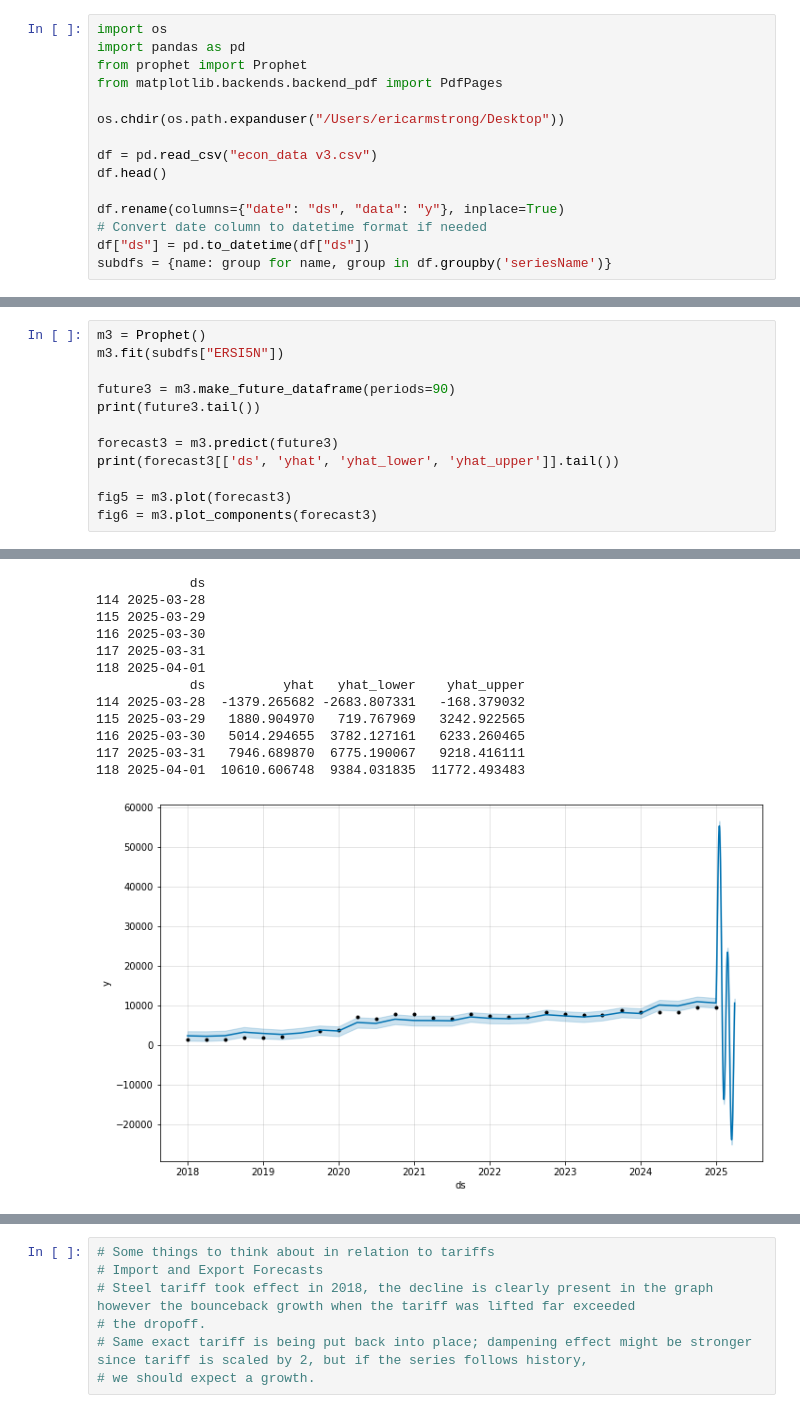
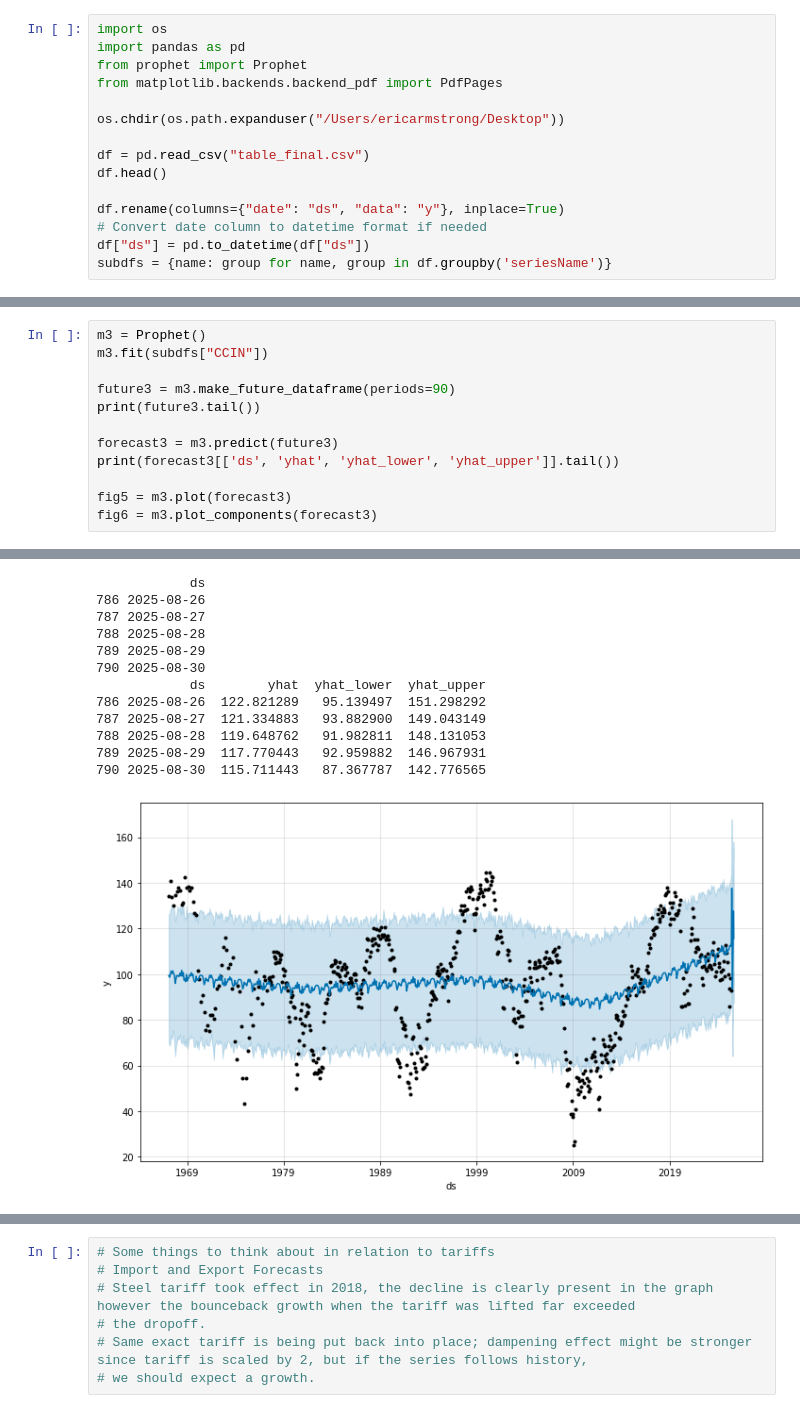
Before and after one commit to ericarmstrong04/VCA, a Jupyter notebook: Relevant Forecasts.ipynb, the cells around one changed output, grey strips where cells are left out. Saved outputs shown, nothing was run; the diff lists cells and outputs as text.

```diff
--- a/Relevant Forecasts.ipynb
+++ b/Relevant Forecasts.ipynb
@@ -6,7 +6,7 @@ from matplotlib.backends.backend_pdf import PdfPages
 
 os.chdir(os.path.expanduser("/Users/ericarmstrong/Desktop"))
 
-df = pd.read_csv("econ_data v3.csv")
+df = pd.read_csv("table_final.csv")
 df.head()
 
 df.rename(columns={"date": "ds", "data": "y"}, inplace=True)
@@ -73,7 +73,7 @@ fig4 = m2.plot_components(forecast2)
 [figure]
 # %%
 m3 = Prophet()
-m3.fit(subdfs["ERSI5N"])
+m3.fit(subdfs["CCIN"])
 
 future3 = m3.make_future_dataframe(periods=90)
 print(future3.tail())
@@ -89,13 +89,13 @@ fig6 = m3.plot_components(forecast3)
             ds
-114 2025-03-28
-115 2025-03-29
-116 2025-03-30
-117 2025-03-31
-118 2025-04-01
-            ds          yhat   yhat_lower    yhat_upper
-114 2025-03-28  -1379.265682 -2683.807331   -168.379032
-115 2025-03-29   1880.904970   719.767969   3242.922565
-116 2025-03-30   5014.294655  3782.127161   6233.260465
-117 2025-03-31   7946.689870  6775.190067   9218.416111
-118 2025-04-01  10610.606748  9384.031835  11772.493483
+786 2025-08-26
+787 2025-08-27
+788 2025-08-28
+789 2025-08-29
+790 2025-08-30
+            ds        yhat  yhat_lower  yhat_upper
+786 2025-08-26  122.821289   95.139497  151.298292
+787 2025-08-27  121.334883   93.882900  149.043149
+788 2025-08-28  119.648762   91.982811  148.131053
+789 2025-08-29  117.770443   92.959882  146.967931
+790 2025-08-30  115.711443   87.367787  142.776565
-[figure, old version]
+[figure, new version]
```
Also changed, not shown: parts of 8 cells of this notebook.
